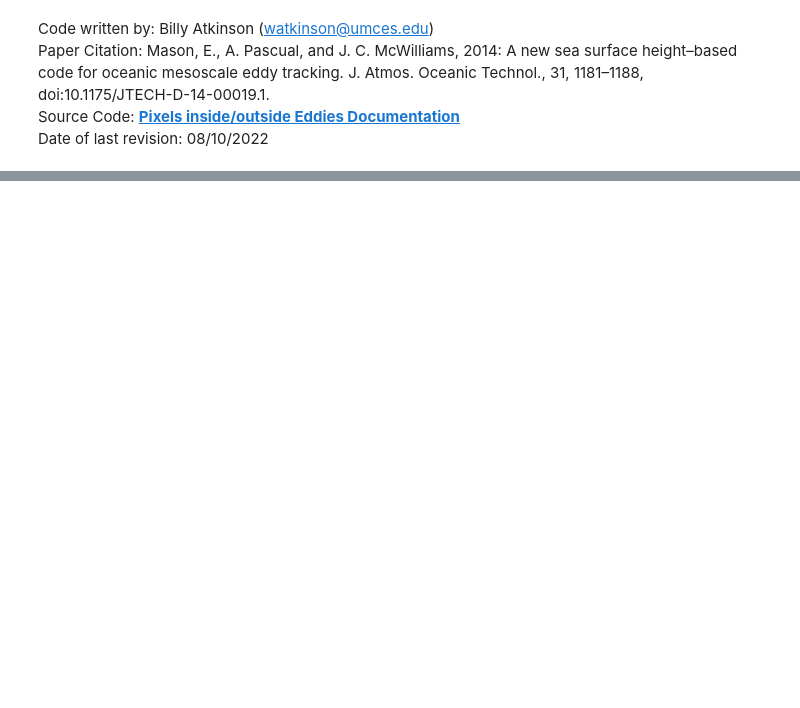
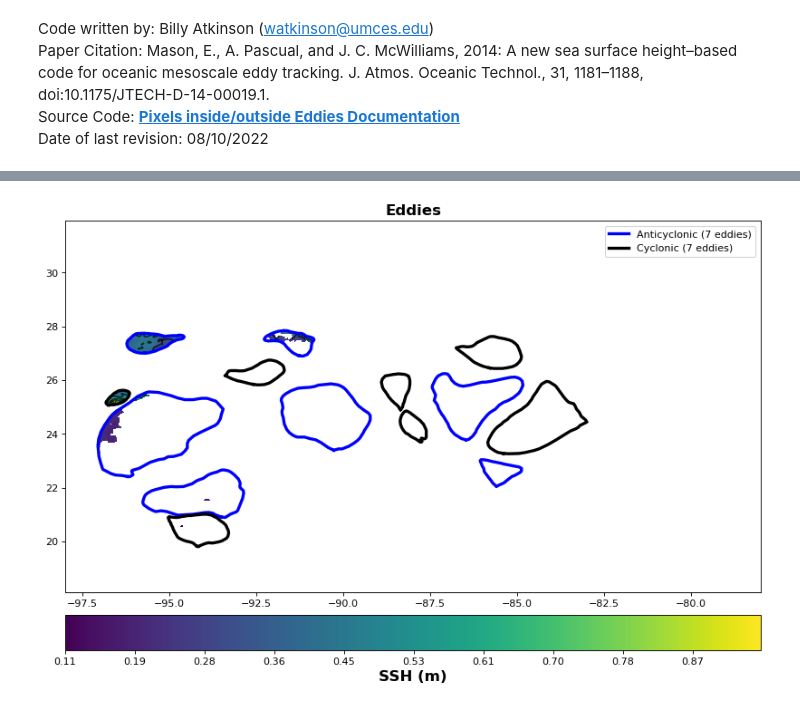
Before and after one commit to watkinson7/Graduate_Thesis_Research_Fall_2022, a Jupyter notebook: Python_Code/Mask_outside_eddy_calc_mean_time_series.ipynb, the cells around one changed output, grey strips where cells are left out. Saved outputs shown, nothing was run; the diff lists cells and outputs as text; code cells hidden in the pictures; blank space fills up the shorter version.

```diff
--- a/Python_Code/Mask_outside_eddy_calc_mean_time_series.ipynb
+++ b/Python_Code/Mask_outside_eddy_calc_mean_time_series.ipynb
@@ -145 +152,95 @@ max       801.189862
 dtype: float64
+# %%
+sat_files = sorted(glob.glob('/data/watkinson/Fall2022/Sat_data/1day_regrid/*.nc'))
+#sat_files = sat_files[0:8]
+anti_files = sorted(glob.glob('/data/watkinson/Fall2022/Eddy_data/GoM_tuned_eddies/Anticyclonic/Anticyclonic_*.nc'))
+
+cycl_files = sorted(glob.glob('/data/watkinson/Fall2022/Eddy_data/GoM_tuned_eddies/Cyclonic/Cyclonic_*.nc'))
+
+SSH_files = sorted(glob.glob('/data/watkinson/Fall2022/SSH_data/Cropped_SSH_Data/*.nc'))
+#sat_data = RegularGridDataset((SSH_files[2]),
+    #"lon",
+    #"lat")
+a = EddiesObservations.load_file(anti_files[2])
+######Cyclonic data
+
+c = EddiesObservations.load_file(cycl_files[2])
+#print(c)
+
+
+ ###### Sat data
+sat_data = RegularGridDataset((sat_files[2]),
+    "lon",
+    "lat")
+
+from matplotlib.path import Path
+from numpy import ones
+from py_eddy_tracker.poly import create_vertice
+x_name_anti, y_name_anti = a.intern(False)# We will use the outter effective contour and not the inner speed contour
+#print(x_name_anti[0])
+adt_anti = sat_data.grid("chlor_a")
+#print(adt_anti)
+mask_anti = ones(adt_anti.shape, dtype="bool")#creates boolean array to use in masking values for anticyclonic eddies
+######takes the vertice points that defines the eddy edge and finds i,j pixels outside of those vertices
+for eddy in a:
+    i, j = Path(create_vertice(eddy[x_name_anti], eddy[y_name_anti])).pixels_in(sat_data)
+    #print(j)
+    mask_anti[i, j] = False
+adt_anti.mask[:] = mask_anti
+print(np.count_nonzero(adt_anti>0))
+print(np.size(adt_anti))
+#print(len(a))
+
+for eddy in c:
+    i, j = Path(create_vertice(eddy[x_name_anti], eddy[y_name_anti])).pixels_in(sat_data)
+    mask_anti[i, j] = False
+adt_anti.mask[:] = mask_anti
+
+#adt_anti = adt_anti.mask.astype(int)
+#sat_data2 = xr.open_dataset((sat_files[2]))
+#chlor_anti  = sat_data2.chlor_a
+#print(i,j)
+adt_anti  = np.transpose(adt_anti)
+#phyto_anti  = chlor_anti  * adt_anti
+#phyto_anti  = phyto_anti.where(phyto_anti  != 0)
+#print(phyto)
+#mean_anti = np.nanmean(phyto_anti)
+#adt_anti  = adt_anti.where(adt_anti  != 0)
+adt_anti = ma.masked_where(adt_anti==0,adt_anti)
+
+mean_anti = np.nanmean(adt_anti)
+#mean_anti  = np.atleast_1d(np.array(mean_anti ))
+#anti_chlor_mean = np.concatenate([anti_chlor_mean,mean_anti])
+#print(np.shape(phyto_anti))
+#print(np.count_nonzero(adt_anti>1))
+print(mean_anti)
+#adt_anti  = adt_anti.where(adt_anti  != 0)
+#adt_anti[adt_anti<0]== np.nan
+fig = plt.figure(figsize=(12, 8), dpi=80)
+ax = fig.add_axes([.03,.03,.8,.8])
+plt.title('Eddies',loc='center',fontsize=15,fontweight='bold')#,y=1.03)
+
+SSH_data = xr.open_dataset(sat_files[0])
+#a = EddiesObservations.load_file(directory_out + '/Anticyclonic' + '/Anticyclonic_' + date + '.nc')
+#c = EddiesObservations.load_file(directory_out + '/Cyclonic' + '/Cyclonic_' + date + '.nc')
+#load in lat, lon and SSh data for plot and print min and max SSH
+lat=SSH_data.lat
+#lon=SSH_data.lon+360
+ax.set_xlim(-98, -78)
+lon=SSH_data.lon
+#ssh = SSH_data.adt
+#print(np.min(ssh))
+print(np.max(adt_anti))
+print(np.where(adt_anti==97.65259))
+#Make lon and lat a 2d mesh grid for plotting purposes
+lon2d,lat2d=np.meshgrid(lon,lat)
+cf = ax.contourf(lon2d,lat2d,adt_anti,cmap='viridis',levels=np.linspace(np.nanmin(adt_anti),np.nanmax(adt_anti),400))
+cl = ax.contour(lon2d,lat2d,adt_anti,colors='k',alpha=.7)#,levels=np.arange(np.min(adt_anti),np.max(adt_anti),.1))
+#Use to add legend with the number of anticyclonic and cyclonic eddies that day
+a.display(ax, extern_only=True, label='Anticyclonic ({nb_obs} eddies)',color='blue',lw=3,ls='solid')
+c.display(ax, extern_only=True, label="Cyclonic ({nb_obs} eddies)", color="k", lw=3,ls='solid')
+plt.clabel(cl, inline=1, fontsize=10)
+cbar = fig.colorbar(cf,location='bottom',format='%.2f',pad=.05)#shrink=.6,pad=.04)
+cbar.ax.set_xlabel('SSH (m)',fontsize=15,fontweight='bold')
+_= ax.legend(loc="best")
+# %% [output]
@@ -146,2 +253,3 @@ dtype: float64
+[figure, added]
 # %%
 start = dt.datetime(2003,1,1)
```
Also changed, not shown: parts of 5 cells of this notebook.
